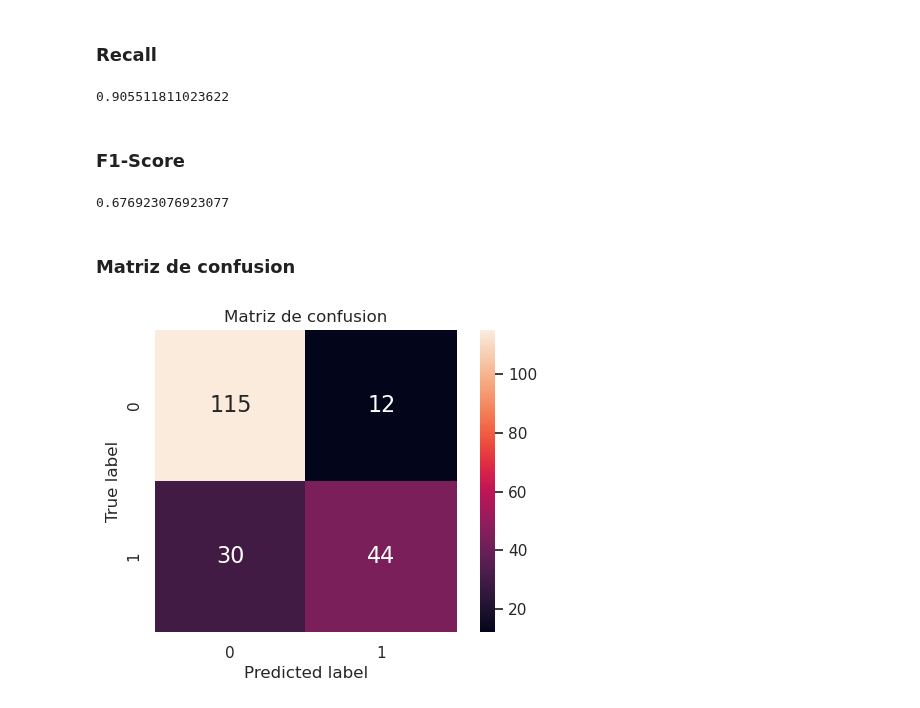
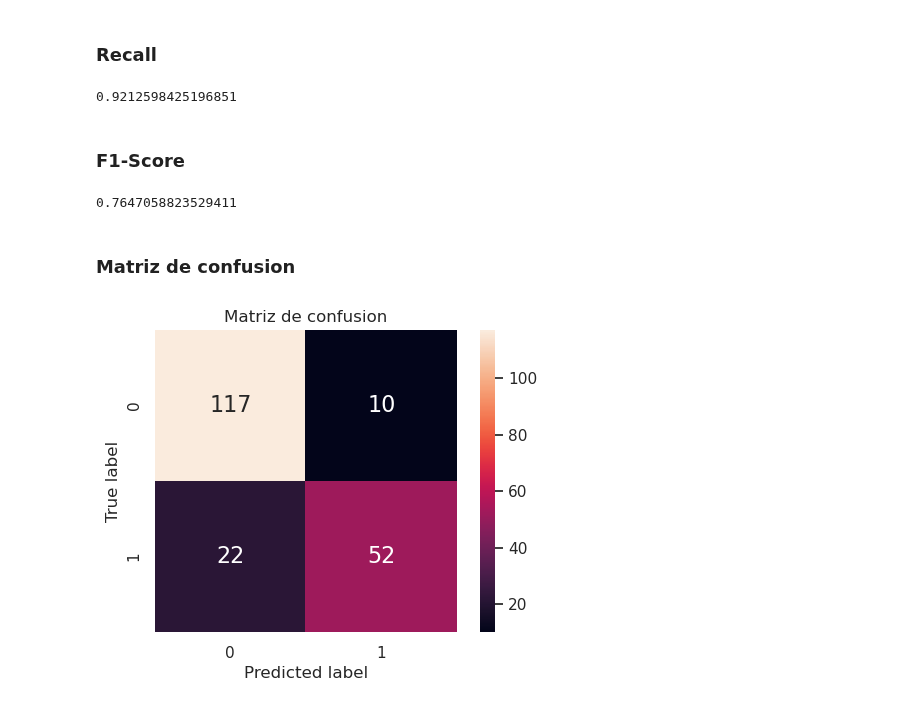
Before and after one commit to JuanOpizzi/Datos-2020-2c, a Jupyter notebook: TP2/RandomForest.ipynb, the cells around one changed output. Saved outputs shown, nothing was run; the diff lists cells and outputs as text; code cells hidden in the pictures.

```diff
--- a/TP2/RandomForest.ipynb
+++ b/TP2/RandomForest.ipynb
@@ -139,31 +139,31 @@ precision_score(y_test, rgscv.predict(X_test))
 # %% [markdown]
 ### Recall
 # %%
-recall_score(y_test, rgscv.predict(X_test), pos_label=0)
+recall_score(y_test, forest.predict(X_test), pos_label=0)
 # %% [output]
-0.905511811023622
+0.9212598425196851
 # %% [markdown]
 ### F1-Score
 # %%
-f1_score(y_test, rgscv.predict(X_test))
+f1_score(y_test, forest.predict(X_test))
 # %% [output]
-0.676923076923077
+0.7647058823529411
 # %% [markdown]
 ### Matriz de confusion
 # %%
 def plot_confusion_matrix(y_true, y_pred):
     names = sorted(set(y_true))
     cm = confusion_matrix(y_true, y_pred, names)
     df_cm = pd.DataFrame(cm, names, names)
 
     plt.figure(dpi=100)
     plt.title("Matriz de confusion")
     sns.heatmap(df_cm, annot=True, annot_kws={"size": 16}, fmt='g', square=True)
     plt.ylabel("True label")
     plt.xlabel("Predicted label")
     plt.show()
 
 
-plot_confusion_matrix(y_test, rgscv.predict(X_test))
+plot_confusion_matrix(y_test, forest.predict(X_test))
 # %% [output]
-[figure, old version]
+[figure, new version]
```
Also changed, not shown: parts of 3 cells of this notebook, 2 other files.
